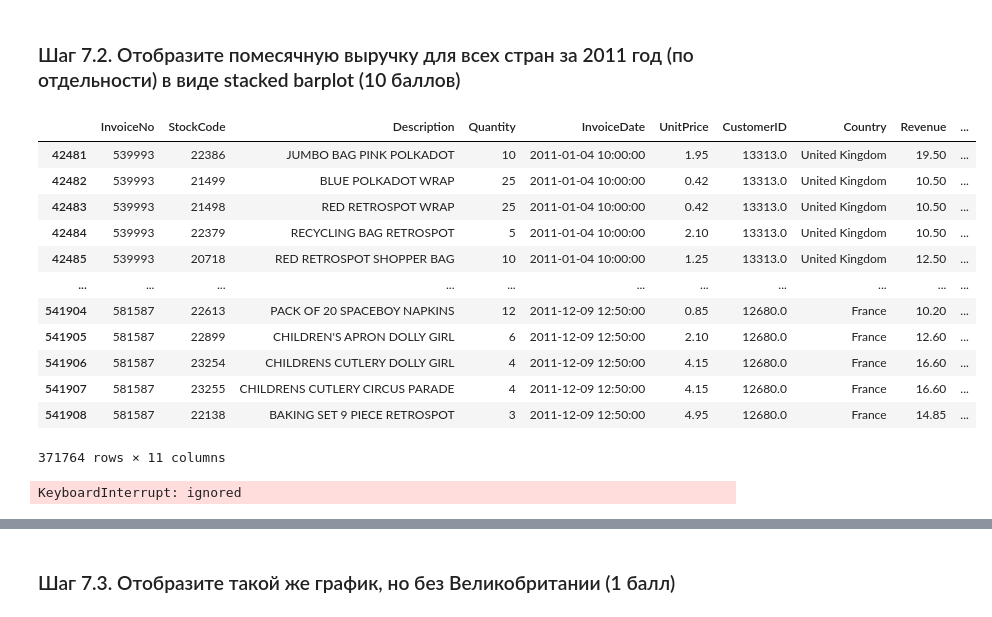
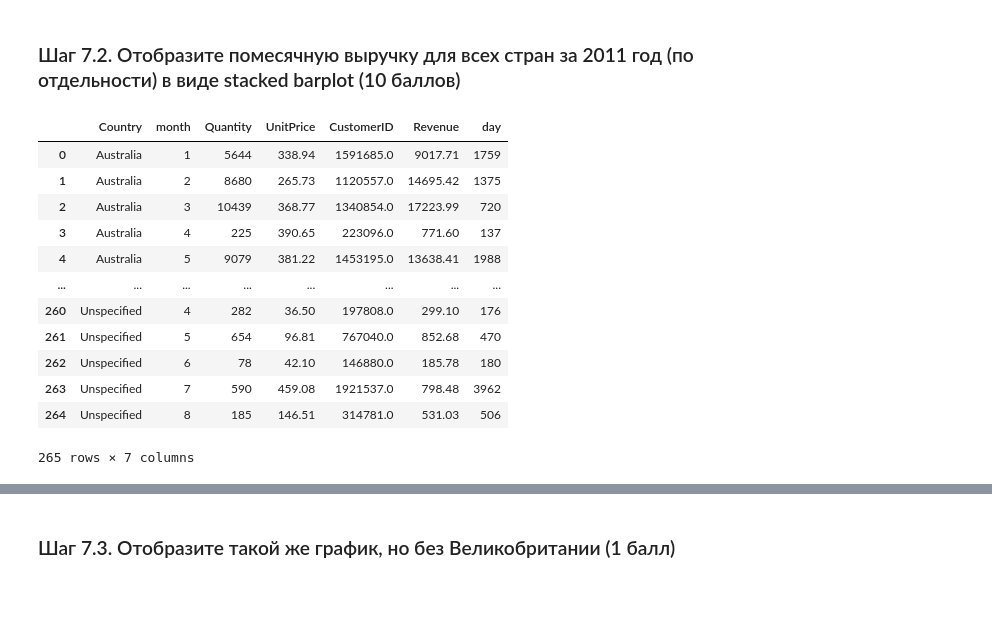
Before and after one commit to theysee/sberbank_reboot, a Jupyter notebook: Промежуточное_тестирование_Творческое_задание_Сергей_Артеев.ipynb, the cells around one changed output, grey strips where cells are left out. Cells and saved outputs as stored; diff of their text form; code cells hidden in the pictures.

```diff
--- a/Промежуточное_тестирование_Творческое_задание_Сергей_Артеев.ipynb
+++ b/Промежуточное_тестирование_Творческое_задание_Сергей_Артеев.ipynb
@@ -331,35 +329,23 @@ memory usage: 46.4+ MB
 # %% [markdown]
 ### Шаг 7.2. Отобразите помесячную выручку для всех стран за 2011 год (по отдельности) в виде stacked barplot (10 баллов)
 # %%
-# Сначала выберем нужные нам данные из основного датасета.
+# Сначала выберем нужные нам данные из основного датасета. И подготовим их.
 data_sales_2011 = data_sales[data_sales['InvoiceDate'].dt.year == 2011]
+data_sales_2011 = data_sales_2011.groupby(['Country', 'month']).sum()
+data_sales_2011.reset_index(inplace=True)
+# Можно было бы выбрать и нужные нам столбцы, а не таскать датасет. Но да ладно.
 data_sales_2011
 # %% [output]
-|  | InvoiceNo | StockCode | Description | Quantity | InvoiceDate | UnitPrice | CustomerID | Country | Revenue | ... |
-| 42481 | 539993 | 22386 | JUMBO BAG PINK POLKADOT | 10 | 2011-01-04 10:00:00 | 1.95 | 13313.0 | United Kingdom | 19.50 | ... |
-| 42482 | 539993 | 21499 | BLUE POLKADOT WRAP | 25 | 2011-01-04 10:00:00 | 0.42 | 13313.0 | United Kingdom | 10.50 | ... |
-| 42483 | 539993 | 21498 | RED RETROSPOT WRAP | 25 | 2011-01-04 10:00:00 | 0.42 | 13313.0 | United Kingdom | 10.50 | ... |
-| 42484 | 539993 | 22379 | RECYCLING BAG RETROSPOT | 5 | 2011-01-04 10:00:00 | 2.10 | 13313.0 | United Kingdom | 10.50 | ... |
-| 42485 | 539993 | 20718 | RED RETROSPOT SHOPPER BAG | 10 | 2011-01-04 10:00:00 | 1.25 | 13313.0 | United Kingdom | 12.50 | ... |
-| ... | ... | ... | ... | ... | ... | ... | ... | ... | ... | ... |
-| 541904 | 581587 | 22613 | PACK OF 20 SPACEBOY NAPKINS | 12 | 2011-12-09 12:50:00 | 0.85 | 12680.0 | France | 10.20 | ... |
-| 541905 | 581587 | 22899 | CHILDREN'S APRON DOLLY GIRL | 6 | 2011-12-09 12:50:00 | 2.10 | 12680.0 | France | 12.60 | ... |
-| 541906 | 581587 | 23254 | CHILDRENS CUTLERY DOLLY GIRL | 4 | 2011-12-09 12:50:00 | 4.15 | 12680.0 | France | 16.60 | ... |
-| 541907 | 581587 | 23255 | CHILDRENS CUTLERY CIRCUS PARADE | 4 | 2011-12-09 12:50:00 | 4.15 | 12680.0 | France | 16.60 | ... |
-| 541908 | 581587 | 22138 | BAKING SET 9 PIECE RETROSPOT | 3 | 2011-12-09 12:50:00 | 4.95 | 12680.0 | France | 14.85 | ... |
+|  | Country | month | Quantity | UnitPrice | CustomerID | Revenue | day |
+| 0 | Australia | 1 | 5644 | 338.94 | 1591685.0 | 9017.71 | 1759 |
+| 1 | Australia | 2 | 8680 | 265.73 | 1120557.0 | 14695.42 | 1375 |
+| 2 | Australia | 3 | 10439 | 368.77 | 1340854.0 | 17223.99 | 720 |
+| 3 | Australia | 4 | 225 | 390.65 | 223096.0 | 771.60 | 137 |
+| 4 | Australia | 5 | 9079 | 381.22 | 1453195.0 | 13638.41 | 1988 |
+| ... | ... | ... | ... | ... | ... | ... | ... |
+| 260 | Unspecified | 4 | 282 | 36.50 | 197808.0 | 299.10 | 176 |
+| 261 | Unspecified | 5 | 654 | 96.81 | 767040.0 | 852.68 | 470 |
+| 262 | Unspecified | 6 | 78 | 42.10 | 146880.0 | 185.78 | 180 |
+| 263 | Unspecified | 7 | 590 | 459.08 | 1921537.0 | 798.48 | 3962 |
+| 264 | Unspecified | 8 | 185 | 146.51 | 314781.0 | 531.03 | 506 |
-371764 rows × 11 columns
+265 rows × 7 columns
-# %%
-fig, ax = plt.subplots(figsize=(22,14), dpi= 80)
-ax.set_yscale ('symlog')
-
-plt.bar(data_sales_2011.month, data_sales_2011.Country)
-
-#plt.legend((p1[0], p2[0]), ('Men', 'Women'))
-
-# Украшения
-plt.title('Зависимость выручки от стоимости за единицу', fontsize=22)
-plt.xlabel("Цена за единицу", fontsize=14)
-plt.ylabel("Выручка", fontsize=14)
-plt.show()
-# %% [output]
-KeyboardInterrupt: ignored
```
Also changed, not shown: parts of 2 cells of this notebook.
